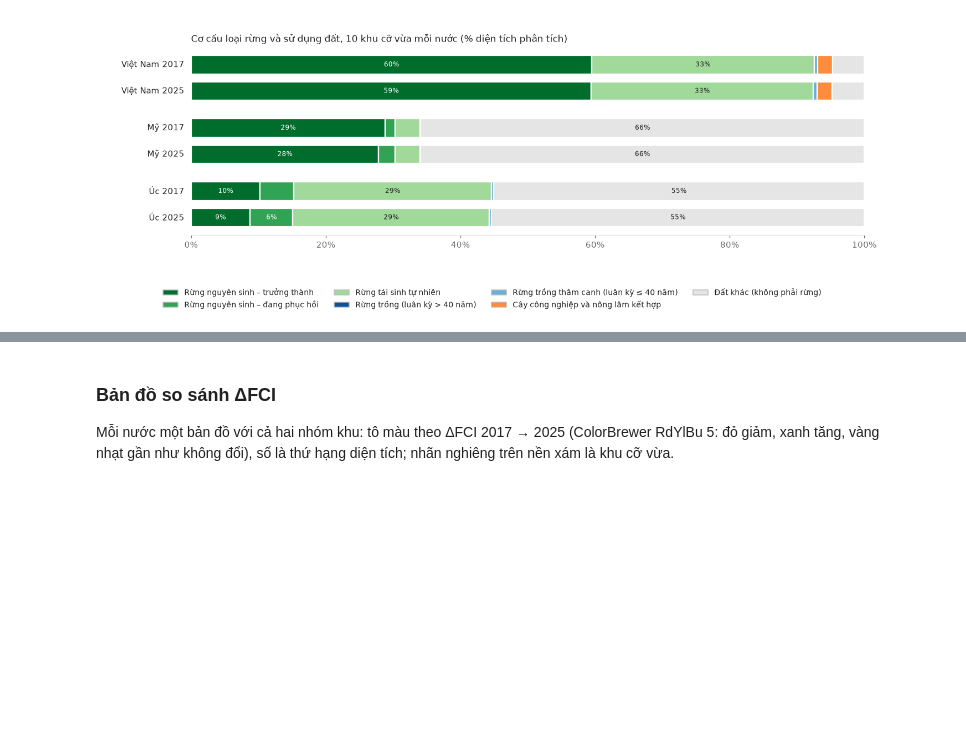
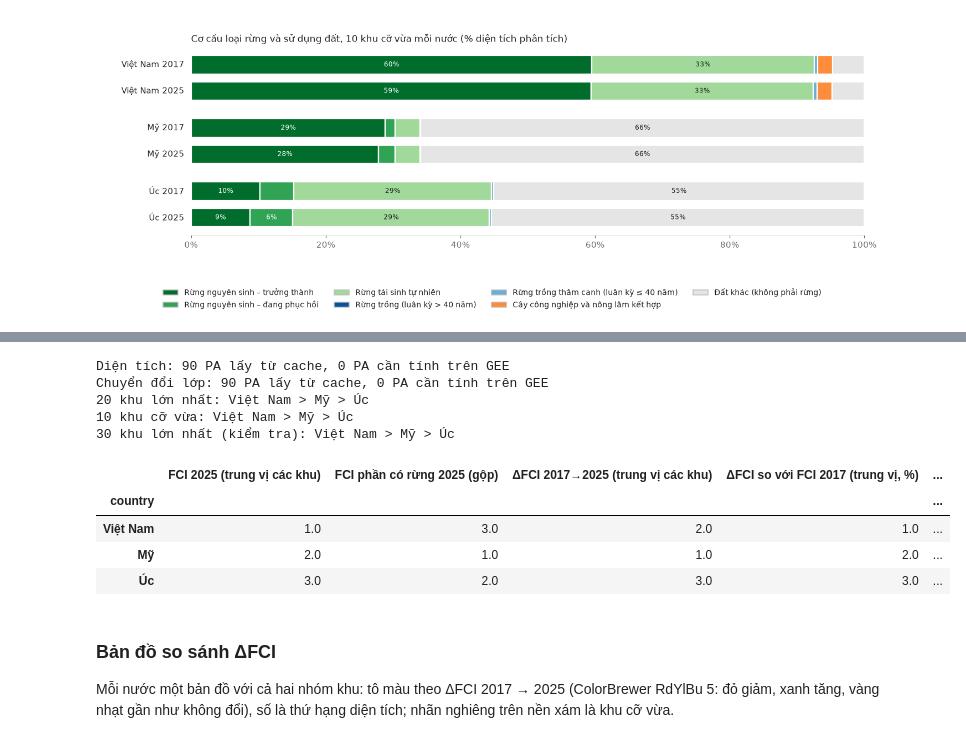
Before and after one commit to hoangvietanh/forty-pa-compare, a Jupyter notebook: notebooks/forty_compare_countries.ipynb, the cells around one changed output, grey strips where cells are left out. Cells and saved outputs as stored; diff of their text form; code cells hidden in the pictures; blank space fills up the shorter version.

```diff
--- a/notebooks/forty_compare_countries.ipynb
+++ b/notebooks/forty_compare_countries.ipynb
@@ -331,3 +342,36 @@ for r in results:
+# %%
+N_S = CFG["SENS_TOP_N"]
+pick_s = lambda df: df[df.RANK <= N_S].assign(GROUP="top", N_ELIGIBLE=len(df), NO=lambda d: d.RANK)
+sel = [gee.select_pas(iso, desig_eng=CFG["DESIG_ENG"], status=CFG["STATUS"], exclude_realm=CFG["EXCLUDE_REALM"],
+                      pick=pick_s) for iso in CFG["COUNTRIES"]]
+fc_s = sel[0][0]
+for f, _ in sel[1:]:
+    fc_s = fc_s.merge(f)
+pas_s = pd.concat([d for _, d in sel], ignore_index=True)
+gkw = dict(scales=CFG["AREA_SCALES"], workers=CFG["GEE_WORKERS"], max_pixels=CFG["MAX_PIXELS"])
+areas_s, _ = gee.compute_areas(fc_s, pas_s, CFG["YEARS"], OUT / "areas", **gkw)
+tr_s, _ = gee.compute_transitions(fc_s, pas_s, CFG["YEARS"], OUT / "transitions", **gkw)
+areas_s, tr_s = areas_s[areas_s.SITE_ID.isin(pas_s.SITE_ID)], tr_s[tr_s.SITE_ID.isin(pas_s.SITE_ID)]
+ind_s = compare.pa_indicators(pas_s, areas_s, index.fci_index(areas_s, CFG["YEARS"]), tr_s, CFG["YEARS"])
+table_s = compare.country_table(ind_s, compare.country_series(pas_s, areas_s, CFG["YEARS"]), CFG["YEARS"])
+rank_s, _ = compare.ranking(table_s, CFG["YEARS"])
+sensitivity = [dict(label=r["label"], rank=r["rank"], tests=r["tests"]) for r in results]
+sensitivity.append(dict(label=f"{N_S} khu lớn nhất (kiểm tra)", rank=rank_s, tests=compare.pairwise_tests(ind_s)))
+pd.concat([s["rank"].assign(cach_chon=s["label"]) for s in sensitivity])     .to_csv(OUT / "kiem_tra_do_nhay.csv", encoding="utf-8-sig")
+for s in sensitivity:
+    print(f"{s['label']}: {' > '.join(s['rank'].index)}")
+display(rank_s)
+# %% [output]
+Diện tích: 90 PA lấy từ cache, 0 PA cần tính trên GEE
+Chuyển đổi lớp: 90 PA lấy từ cache, 0 PA cần tính trên GEE
+20 khu lớn nhất: Việt Nam > Mỹ > Úc
+10 khu cỡ vừa: Việt Nam > Mỹ > Úc
+30 khu lớn nhất (kiểm tra): Việt Nam > Mỹ > Úc
+|  | FCI 2025 (trung vị các khu) | FCI phần có rừng 2025 (gộp) | ΔFCI 2017→2025 (trung vị các khu) | ΔFCI so với FCI 2017 (trung vị, %) | ... |
+| country |  |  |  |  | ... |
+| Việt Nam | 1.0 | 3.0 | 2.0 | 1.0 | ... |
+| Mỹ | 2.0 | 1.0 | 1.0 | 2.0 | ... |
+| Úc | 3.0 | 2.0 | 3.0 | 3.0 | ... |
 # %% [markdown]
 ### Bản đồ so sánh ΔFCI
 
```
Also changed, not shown: parts of 10 cells of this notebook, 12 other files.
